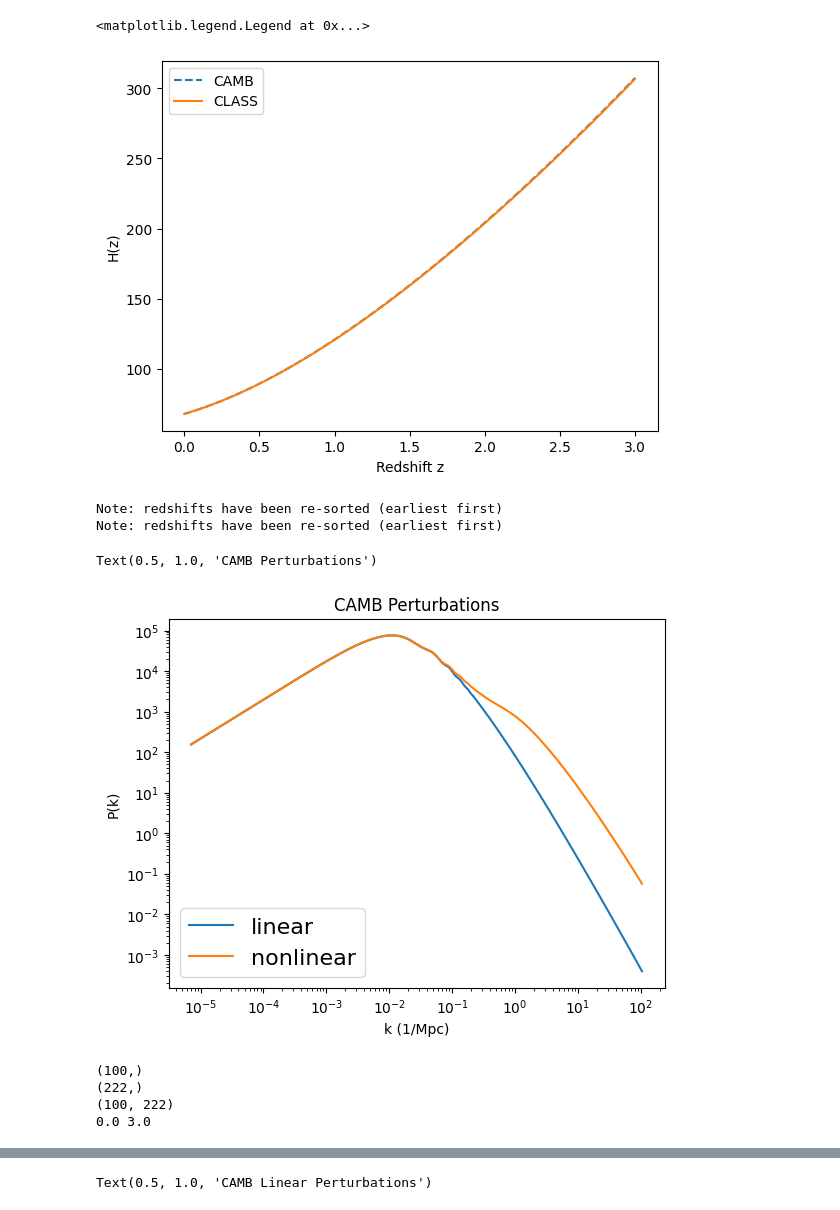
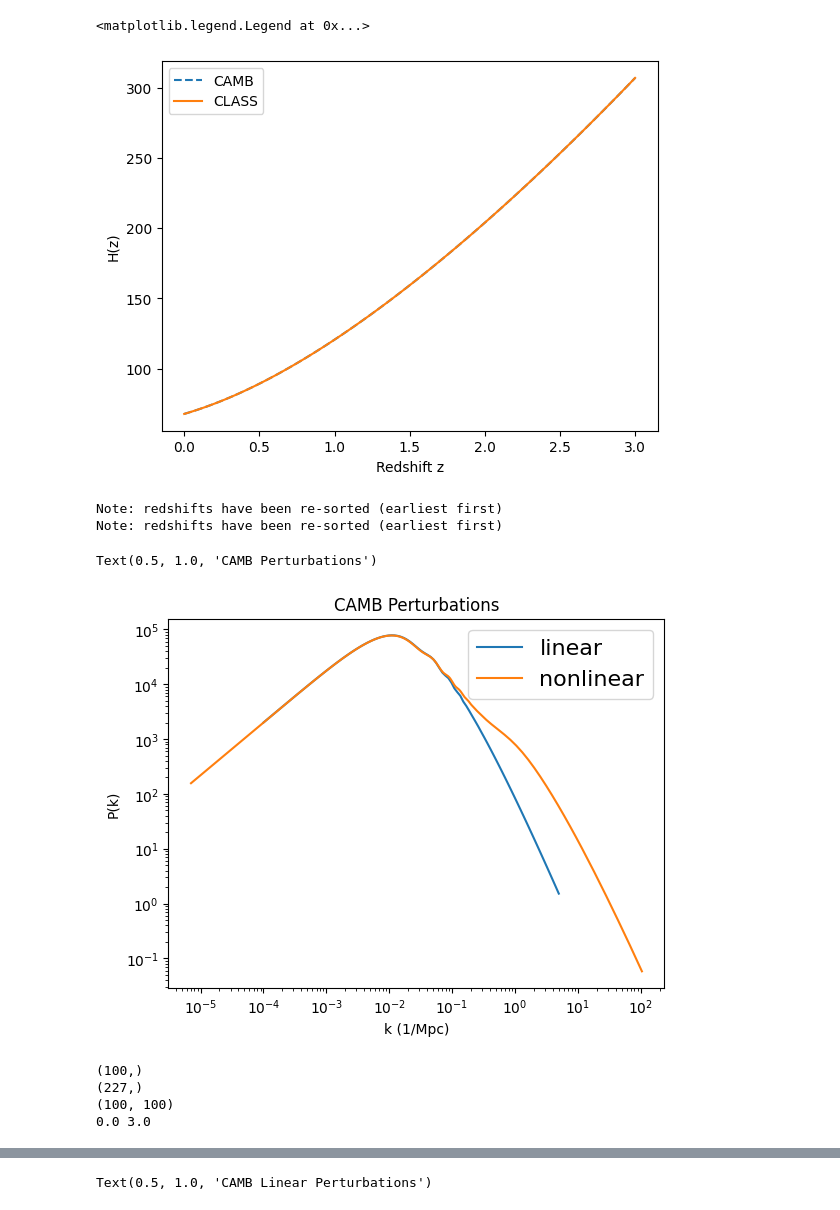
Before and after one commit to cloe-org/cloelib, a Jupyter notebook: notebooks/cosmology/cosmology_validation.ipynb, the cells around one changed output, grey strips where cells are left out. Cells and saved outputs as stored; diff of their text form; code cells hidden in the pictures.

```diff
--- a/notebooks/cosmology/cosmology_validation.ipynb
+++ b/notebooks/cosmology/cosmology_validation.ipynb
@@ -25,6 +25,7 @@ Omega_k0 = 0.
 w = -1.
 wa = 0.
 ns = 0.96
+mnu = 0.
 As=2e-9
 
 # Astropy
@@ -40,14 +41,14 @@ z = np.linspace(0, 3, 100)
 
 camb_instance = CAMBBackground(H0=H0, Omega_b0=Omega_b0, Omega_cdm0=Omega_cdm0,
                                Omega_k0=Omega_k0,
-                               As=As, ns=ns, w0=-1.0, wa=0.0,
+                               As=As, ns=ns, mnu=0., w0=-1.0, wa=0.0,
                                gamma_MG=0.0)
 H_z_camb = camb_instance.hubble_parameter(z, units='km/s/Mpc')
 chi_z_camb = camb_instance.comoving_distance(z)
 
 class_instance = CLASSBackground(H0=H0, Omega_b0=Omega_b0, Omega_cdm0=Omega_cdm0,
                                Omega_k0=Omega_k0,
-                               As=As, ns=ns, w0=-1.0, wa=0.0,
+                               As=As, ns=ns, mnu=0., w0=-1.0, wa=0.0,
                                gamma_MG=0.0)
 H_z_class = class_instance.hubble_parameter(z)
 chi_z_class = class_instance.comoving_distance(z)
@@ -67,25 +68,29 @@ plt.legend()
 #Differences are due to neutrinos
 # %% [output]
 <matplotlib.legend.Legend at 0x...>
-[figure, old version]
+[figure, new version]
+# %%
+zs = z
+ks = np.logspace(np.log10(1e-4), np.log10(5), 100)
 # %%
 # CAMB PERTURBATIONS
 camb_linear = CAMBLinearPerturbations(background=camb_instance, redshifts=z)
 camb_nonlinear = CAMBNonLinearPerturbations(background=camb_instance, redshifts=z,
                                             nonlinear_model='mead2016')
-linear_pk_camb = camb_linear.matter_power_spectrum()
+
+linear_pk_camb = camb_linear.matter_power_spectrum(zs, ks)
 nonlinear_pk_camb = camb_nonlinear.matter_power_spectrum()
-plt.loglog(camb_linear.k, linear_pk_camb[0, :], label= 'linear')
+plt.loglog(ks, linear_pk_camb[0, :], label= 'linear')
 plt.loglog(camb_nonlinear.k, nonlinear_pk_camb[0, :], label= 'nonlinear')
 plt.xlabel('k (1/Mpc)')
 plt.ylabel('P(k)')
 plt.legend(fontsize = 16)
 plt.title("CAMB Perturbations")
 # %% [output]
 Note: redshifts have been re-sorted (earliest first)
 Note: redshifts have been re-sorted (earliest first)
 Text(0.5, 1.0, 'CAMB Perturbations')
-[figure, old version]
+[figure, new version]
 # %%
 ## Print array shapes
 print(camb_linear.z.shape)
@@ -94,8 +99,8 @@ print(linear_pk_camb.shape)
 print(min(camb_linear.z), max(camb_linear.z))
 # %% [output]
 (100,)
-(222,)
-(100, 222)
+(227,)
+(100, 100)
 0.0 3.0
 # %%
 # CLASS PERTURBATIONS
```
Also changed, not shown: parts of 6 cells of this notebook, 1 other file.
